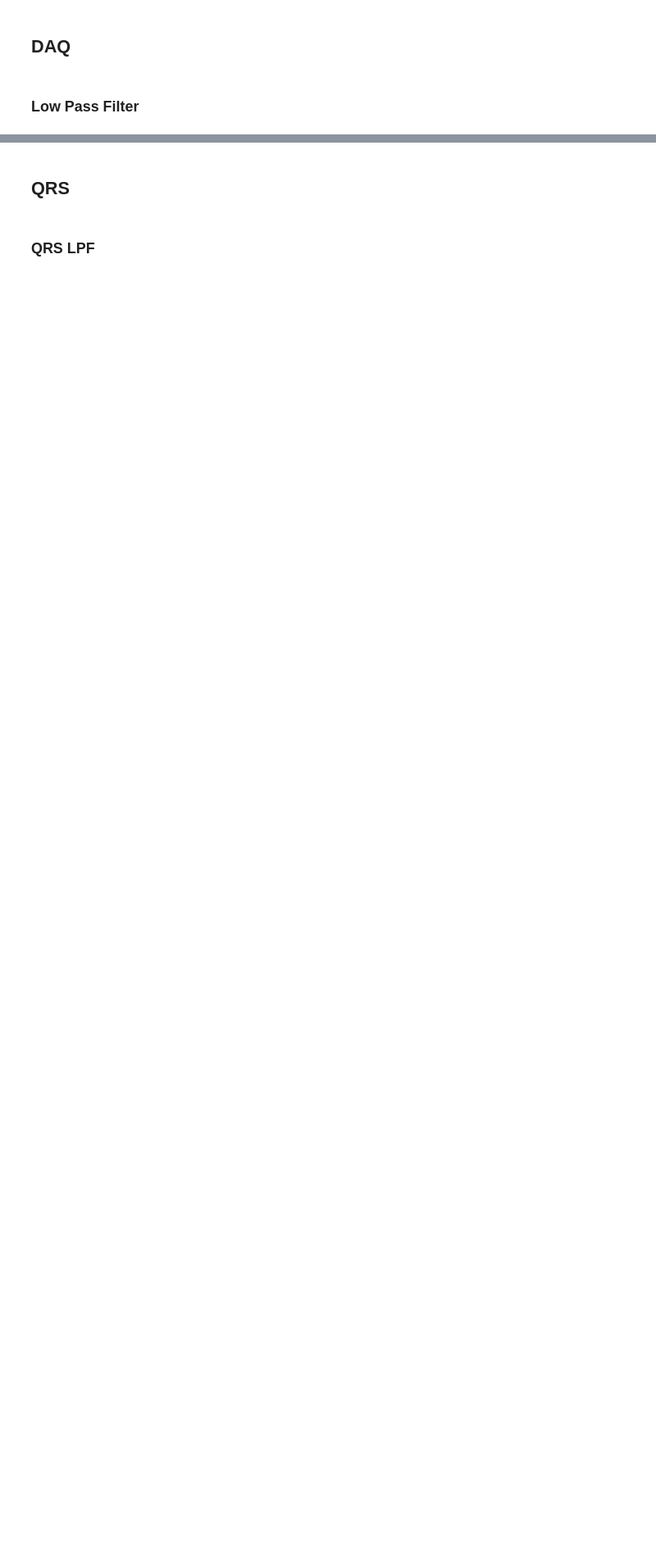
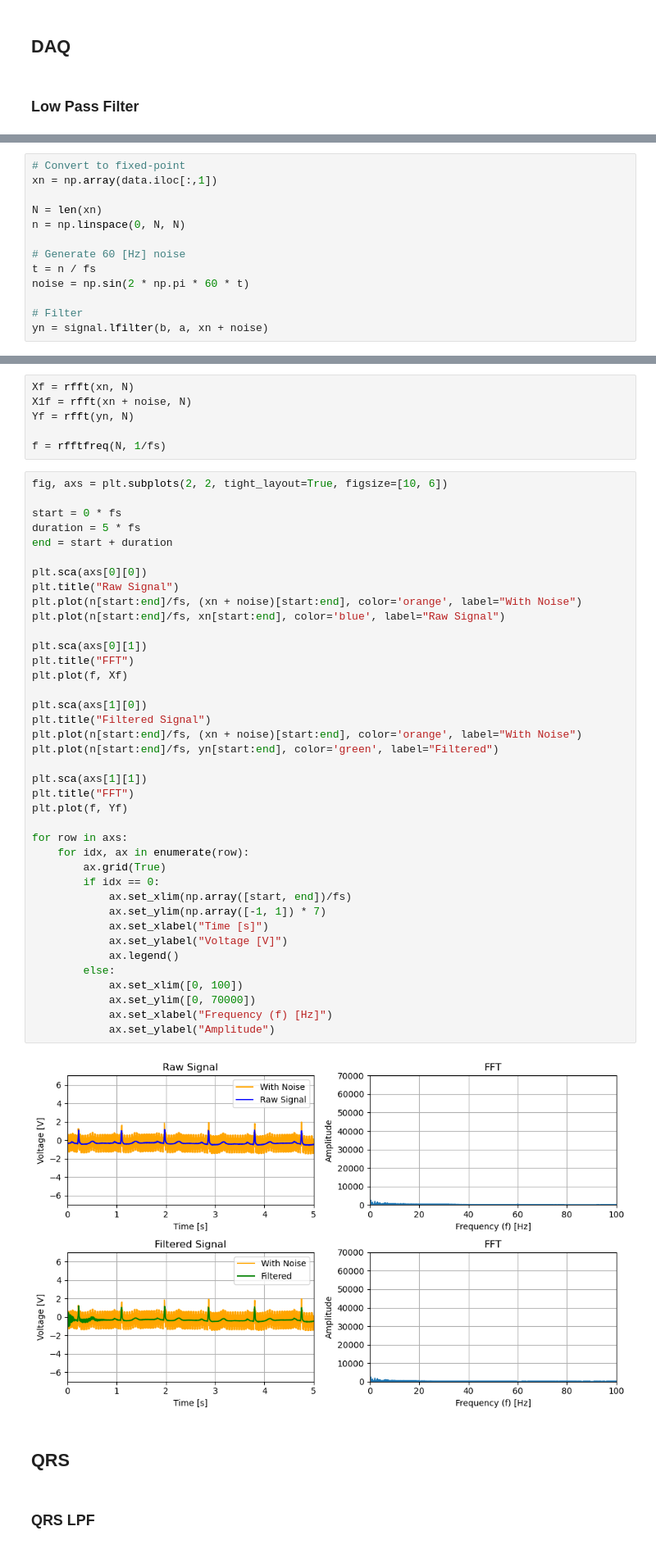
Before and after one commit to bryanmcelvy/microHeartMonitor, a Jupyter notebook: tools/filter_design/filt_design.ipynb, the cells around one changed output, grey strips where cells are left out. Shown: that part at 82% size. Cells and saved outputs as stored; diff of their text form; blank space fills up the shorter version.

Commit message:
Minor filter design script changes

```diff
--- a/tools/filter_design/filt_design.ipynb
+++ b/tools/filter_design/filt_design.ipynb
@@ -118,0 +81,13 @@ k = 0.7547627091407776
+# %%
+# Convert to fixed-point
+xn = np.array(data.iloc[:,1])
+
+N = len(xn)
+n = np.linspace(0, N, N)
+
+# Generate 60 [Hz] noise
+t = n / fs
+noise = np.sin(2 * np.pi * 60 * t)
+
+# Filter
+yn = signal.lfilter(b, a, xn + noise)
@@ -119,3 +106,50 @@ k = 0.7547627091407776
+# %%
+Xf = rfft(xn, N)
+X1f = rfft(xn + noise, N)
+Yf = rfft(yn, N)
+
+f = rfftfreq(N, 1/fs)
+# %%
+fig, axs = plt.subplots(2, 2, tight_layout=True, figsize=[10, 6])
+
+start = 0 * fs
+duration = 5 * fs
+end = start + duration
+
+plt.sca(axs[0][0])
+plt.title("Raw Signal")
+plt.plot(n[start:end]/fs, (xn + noise)[start:end], color='orange', label="With Noise")
+plt.plot(n[start:end]/fs, xn[start:end], color='blue', label="Raw Signal")
+
+plt.sca(axs[0][1])
+plt.title("FFT")
+plt.plot(f, Xf)
+
+plt.sca(axs[1][0])
+plt.title("Filtered Signal")
+plt.plot(n[start:end]/fs, (xn + noise)[start:end], color='orange', label="With Noise")
+plt.plot(n[start:end]/fs, yn[start:end], color='green', label="Filtered")
+
+plt.sca(axs[1][1])
+plt.title("FFT")
+plt.plot(f, Yf)
+
+for row in axs:
+    for idx, ax in enumerate(row):
+        ax.grid(True)
+        if idx == 0:
+            ax.set_xlim(np.array([start, end])/fs)
+            ax.set_ylim(np.array([-1, 1]) * 7)
+            ax.set_xlabel("Time [s]")
+            ax.set_ylabel("Voltage [V]")
+            ax.legend()
+        else:
+            ax.set_xlim([0, 100])
+            ax.set_ylim([0, 70000])
+            ax.set_xlabel("Frequency (f) [Hz]")
+            ax.set_ylabel("Amplitude")
+# %% [output]
+[figure, added]
 # %% [markdown]
 ## QRS
 # %% [markdown]
```
Also changed, not shown: parts of 15 cells of this notebook, 2 other files.
